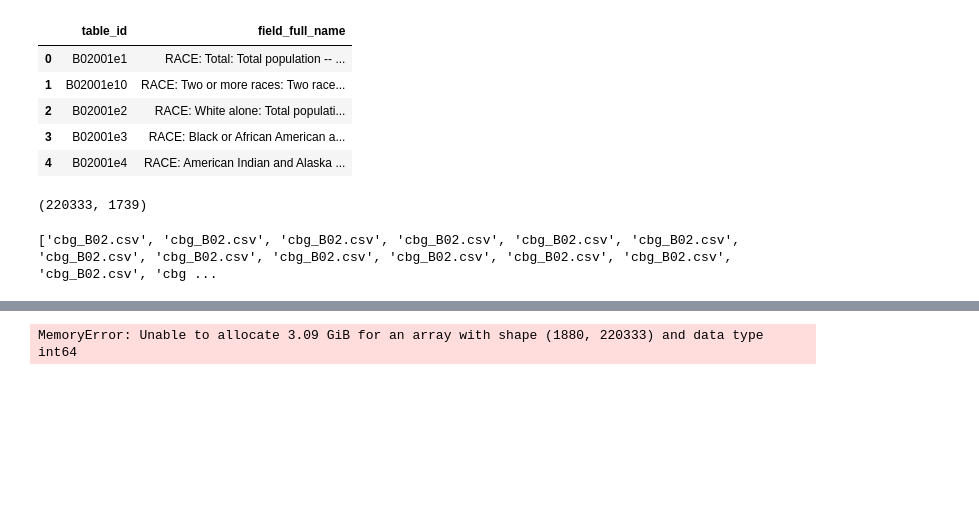
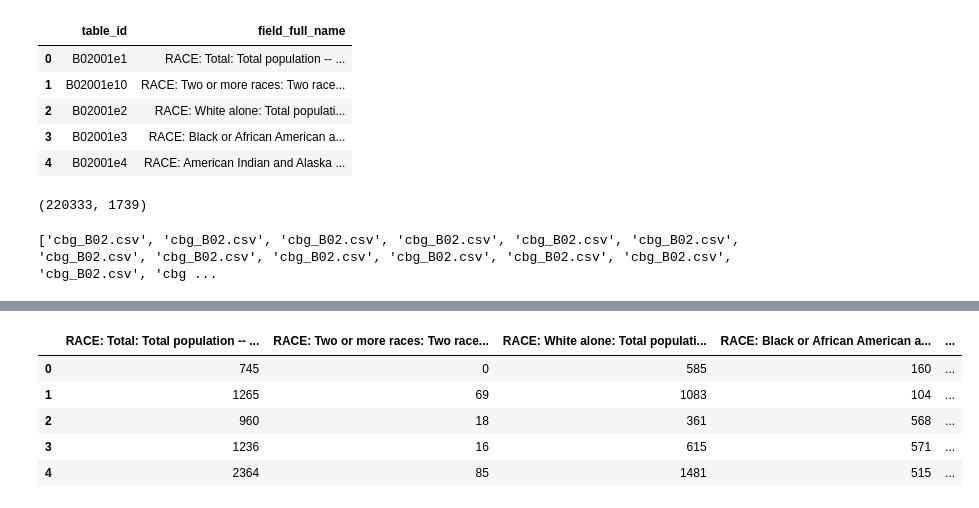
Before and after one commit to AmandaPartlow/TN_Public_School_Disparities, a Jupyter notebook: notebooks/creating_demog_dataframe.ipynb, the cells around one changed output, grey strips where cells are left out. Saved outputs shown, nothing was run; the diff lists cells and outputs as text; code cells hidden in the pictures; blank space fills up the shorter version.

```diff
--- a/notebooks/creating_demog_dataframe.ipynb
+++ b/notebooks/creating_demog_dataframe.ipynb
@@ -59,4 +59,4 @@ demographics.head()
 # %%
 #all of the columns I need from this df
 
-column_names_ids = column_names_ids['table_id'], 'census_block_group'
+column_names_ids['table_id']
@@ -110,24 +159,25 @@ block_number = demographics
-# %%
-new_race = pd.concat([demog2, demographics])
-new_race.head()
-# %% [output]
-MemoryError: Unable to allocate 3.09 GiB for an array with shape (1880, 220333) and data type int64
 # %%
 #picking just columns I want for race df
 
-demog_race = demog2[['census_block_group',
-                     'RACE: Total: Total population -- (Estimate)',
+demog_race = demog2[['RACE: Total: Total population -- (Estimate)',
                      'RACE: Two or more races: Two races excluding Some other race, and three or more races: Total population -- (Estimate)',
                      'RACE: White alone: Total population -- (Estimate)','RACE: Black or African American alone: Total population -- (Estimate)',
                      'RACE: American Indian and Alaska Native alone: Total population -- (Estimate)',
                      'RACE: Asian alone: Total population -- (Estimate)',
                      'RACE: Native Hawaiian and Other Pacific Islander alone: Total population -- (Estimate)',
                      'RACE: Some other race alone: Total population -- (Estimate)',
                      'RACE: Two or more races: Total population -- (Estimate)',
                      'RACE: Two or more races: Two races including Some other race: Total population -- (Estimate)',
                      'HISPANIC OR LATINO ORIGIN BY RACE: Hispanic or Latino: Total population -- (Estimate)',
                      'HISPANIC OR LATINO ORIGIN BY RACE: Hispanic or Latino: White alone: Total population -- (Estimate)']]
 demog_race.head()
+# %% [output]
+|  | RACE: Total: Total population -- ... | RACE: Two or more races: Two race... | RACE: White alone: Total populati... | RACE: Black or African American a... | ... |
+| 0 | 745 | 0 | 585 | 160 | ... |
+| 1 | 1265 | 69 | 1083 | 104 | ... |
+| 2 | 960 | 18 | 361 | 568 | ... |
+| 3 | 1236 | 16 | 615 | 571 | ... |
+| 4 | 2364 | 85 | 1481 | 515 | ... |
 # %%
 #renaming columns
 
```
Also changed, not shown: parts of 18 cells of this notebook, 2 other files.
